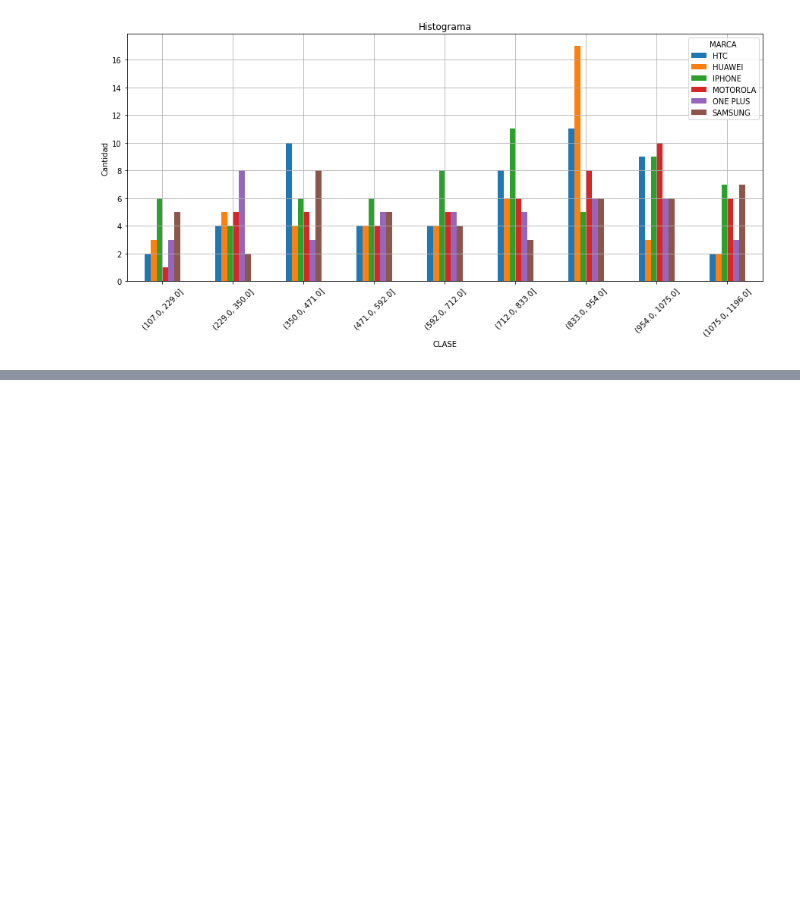
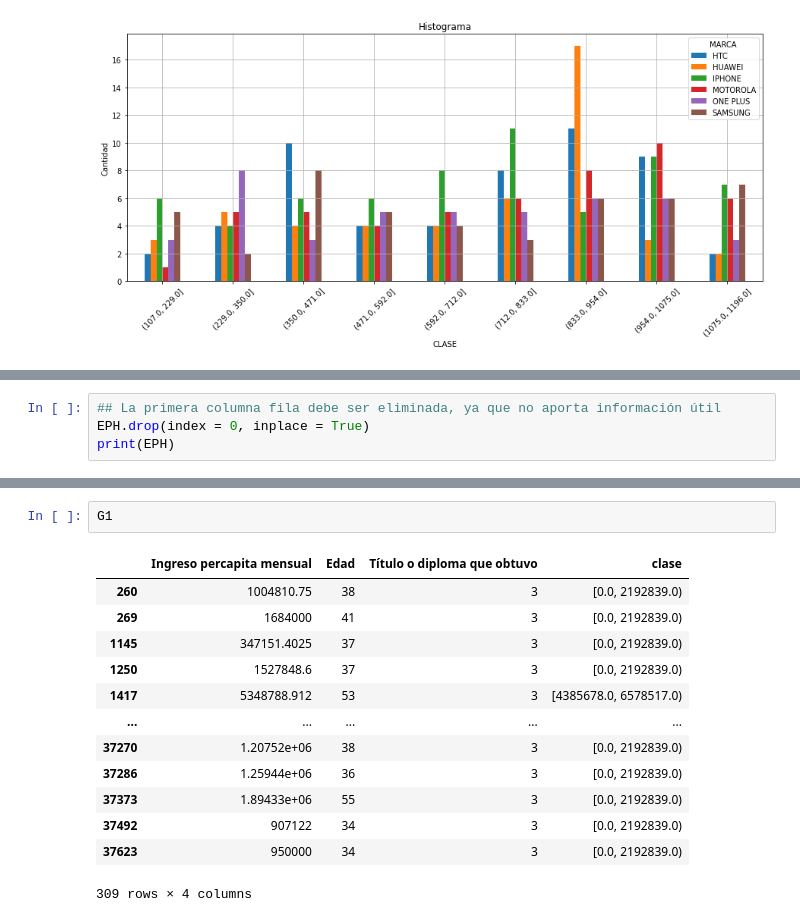
Before and after one commit to pyefiuna/Laboratorio, a Jupyter notebook: notebooks/1_Estadística_Descriptiva.ipynb, the cells around one changed output, grey strips where cells are left out. Cells and saved outputs as stored; diff of their text form; blank space fills up the shorter version.

```diff
--- a/notebooks/1_Estadística_Descriptiva.ipynb
+++ b/notebooks/1_Estadística_Descriptiva.ipynb
@@ -323,0 +351,4 @@ smartphones.groupby(['CLASE'])['MARCA'].value_counts().unstack().plot.bar(figsiz
+# %%
+## La primera columna fila debe ser eliminada, ya que no aporta información útil
+EPH.drop(index = 0, inplace = True)
+print(EPH)
@@ -323,0 +501,16 @@ smartphones.groupby(['CLASE'])['MARCA'].value_counts().unstack().plot.bar(figsiz
+# %%
+G1
+# %% [output]
+|  | Ingreso percapita mensual | Edad | Título o diploma que obtuvo | clase |
+| 260 | 1004810.75 | 38 | 3 | [0.0, 2192839.0) |
+| 269 | 1684000 | 41 | 3 | [0.0, 2192839.0) |
+| 1145 | 347151.4025 | 37 | 3 | [0.0, 2192839.0) |
+| 1250 | 1527848.6 | 37 | 3 | [0.0, 2192839.0) |
+| 1417 | 5348788.912 | 53 | 3 | [4385678.0, 6578517.0) |
+| ... | ... | ... | ... | ... |
+| 37270 | 1.20752e+06 | 38 | 3 | [0.0, 2192839.0) |
+| 37286 | 1.25944e+06 | 36 | 3 | [0.0, 2192839.0) |
+| 37373 | 1.89433e+06 | 55 | 3 | [0.0, 2192839.0) |
+| 37492 | 907122 | 34 | 3 | [0.0, 2192839.0) |
+| 37623 | 950000 | 34 | 3 | [0.0, 2192839.0) |
+309 rows × 4 columns
```
Also changed, not shown: parts of 20 cells of this notebook.
